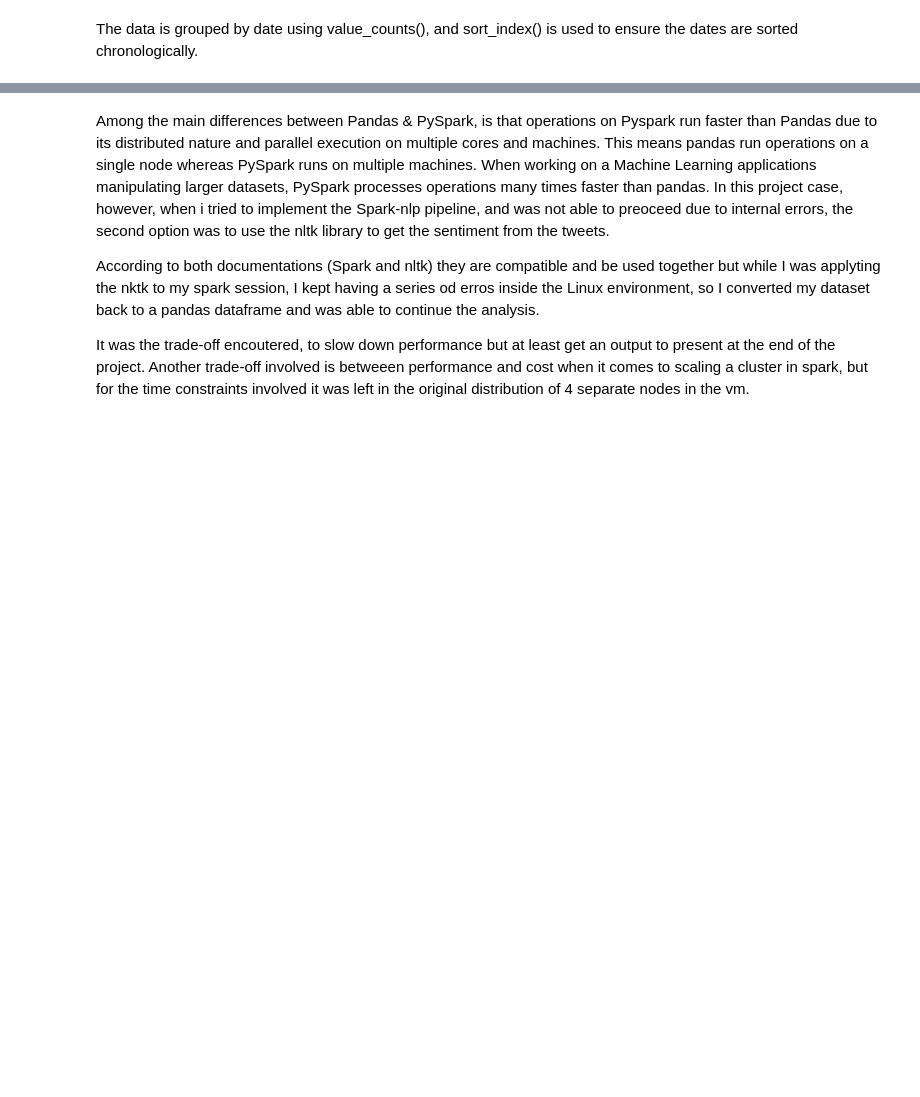
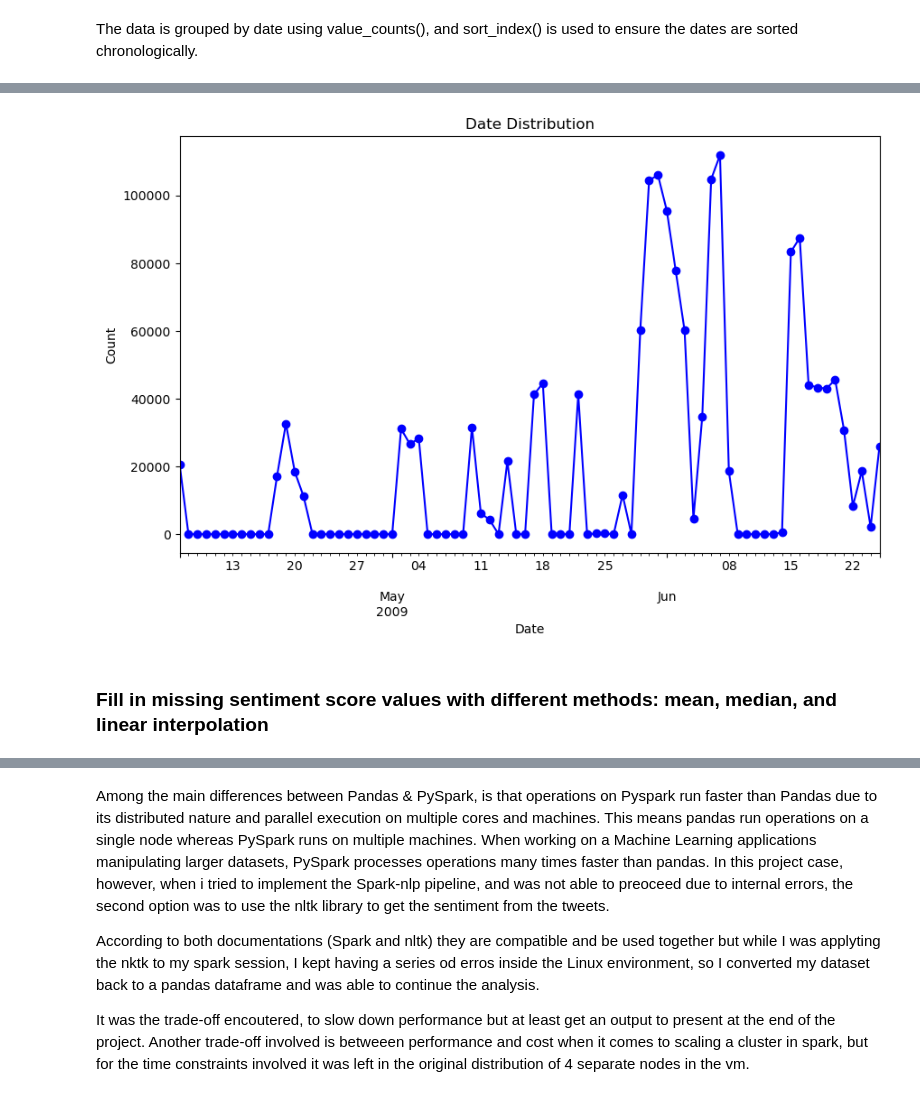
Before and after one commit to clarissa2020274/2020274_CA2, a Jupyter notebook: 2020274_CA2.ipynb, the cells around one changed output, grey strips where cells are left out. Saved outputs shown, nothing was run; the diff lists cells and outputs as text; code cells hidden in the pictures; blank space fills up the shorter version.

Commit message:
data imputation for missing dates, saving notebook before vm crashes or freezes again

```diff
--- a/2020274_CA2.ipynb
+++ b/2020274_CA2.ipynb
@@ -704,0 +1017,20 @@ tweets_df.show(5,truncate=False)
+# %%
+#Merging missing dates to copy of new_df
+
+# Step 1: Calculate average sentiment score for each day
+average_sentiment_per_day = new_df.groupby('date_only')['sentiment_score'].mean().reset_index()
+
+# Step 2: Create a DataFrame with the complete date range with daily freq='D'
+complete_date_range = pd.date_range(start=new_df['date_only'].min(), end=new_df['date_only'].max(), freq='D')
+complete_df = pd.DataFrame({'date_only': complete_date_range})
+
+# Step 3: Merge the original DataFrame with the complete DataFrame
+merged_df = pd.merge(complete_df, new_df, on='date_only', how='left')
+
+# Step 4: Fill in missing sentiment values with the corresponding daily average
+#merged_df['sentiment'] = merged_df.groupby('date_only')['sentiment'].transform(lambda x: x.fillna(x.mean()))
+
+# Display the merged DataFrame
+print(merged_df.head())
+print(merged_df.info())
+print(merged_df.describe())
@@ -704,0 +1101,20 @@ tweets_df.show(5,truncate=False)
+# %%
+
+# Group by date and count the number of occurrences
+date_distribution2 = merged_df['date_only'].value_counts().sort_index()
+
+# Plotting the line chart
+plt.figure(figsize=(10, 6))
+date_distribution2.plot(kind='line', marker='o', linestyle='-', color='b')
+
+# Adding labels and title
+plt.title('Date Distribution')
+plt.xlabel('Date')
+plt.ylabel('Count')
+
+# Display the plot
+plt.show()
+# %% [output]
+[figure, added]
+# %% [markdown]
+### Fill in missing sentiment score values with different methods: mean, median, and linear interpolation
```
Also changed, not shown: parts of 73 cells of this notebook.
